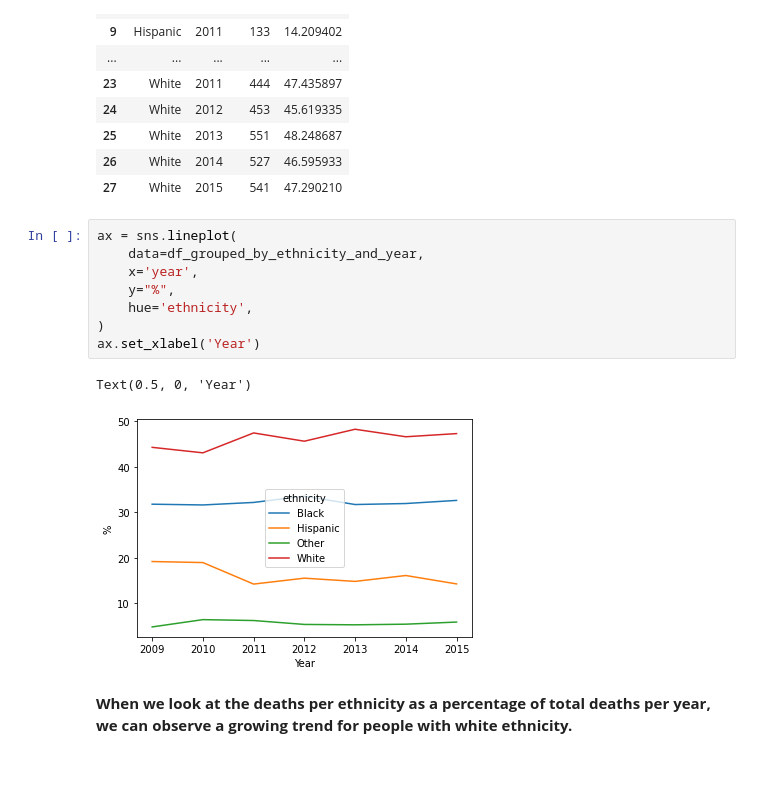
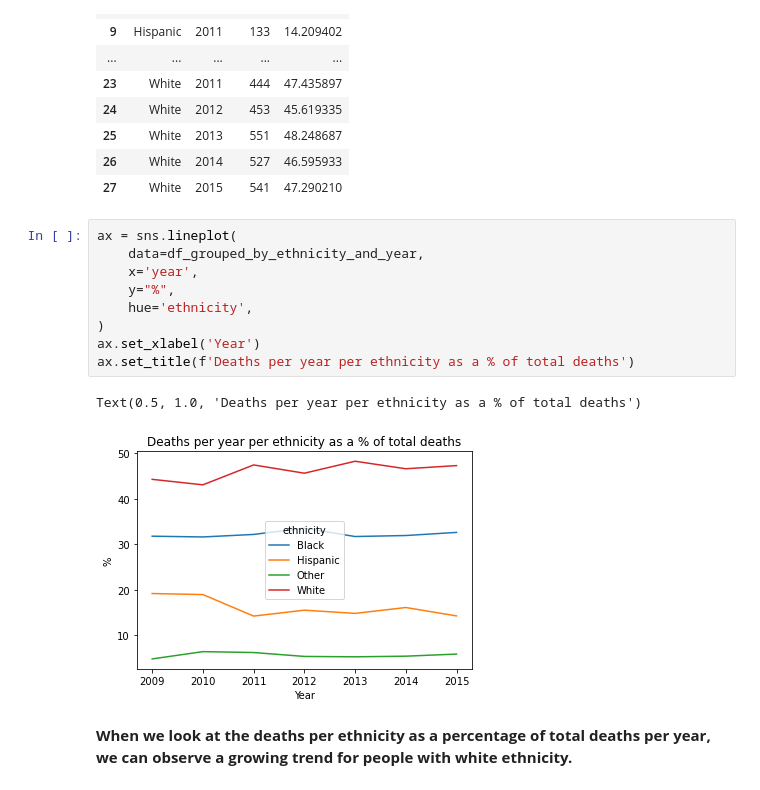
Before and after one commit to andrezafeu/maternal_mortality, a Jupyter notebook: EDA.ipynb, the cells around one changed output. Cells and saved outputs as stored; diff of their text form.

Commit message:
Add titles to graphs

```diff
--- a/EDA.ipynb
+++ b/EDA.ipynb
@@ -386,14 +391,15 @@ df_grouped_by_ethnicity_and_year
 # %%
 ax = sns.lineplot(
     data=df_grouped_by_ethnicity_and_year,
     x='year',
     y="%",
     hue='ethnicity',
 )
 ax.set_xlabel('Year')
+ax.set_title(f'Deaths per year per ethnicity as a % of total deaths')
 # %% [output]
-Text(0.5, 0, 'Year')
+Text(0.5, 1.0, 'Deaths per year per ethnicity as a % of total deaths')
-[figure, old version]
+[figure, new version]
 # %% [markdown]
 **When we look at the deaths per ethnicity as a percentage of total deaths per year, we can observe a growing trend for people with white ethnicity.**
 # %% [markdown]
```
Also changed, not shown: parts of 26 cells of this notebook.
